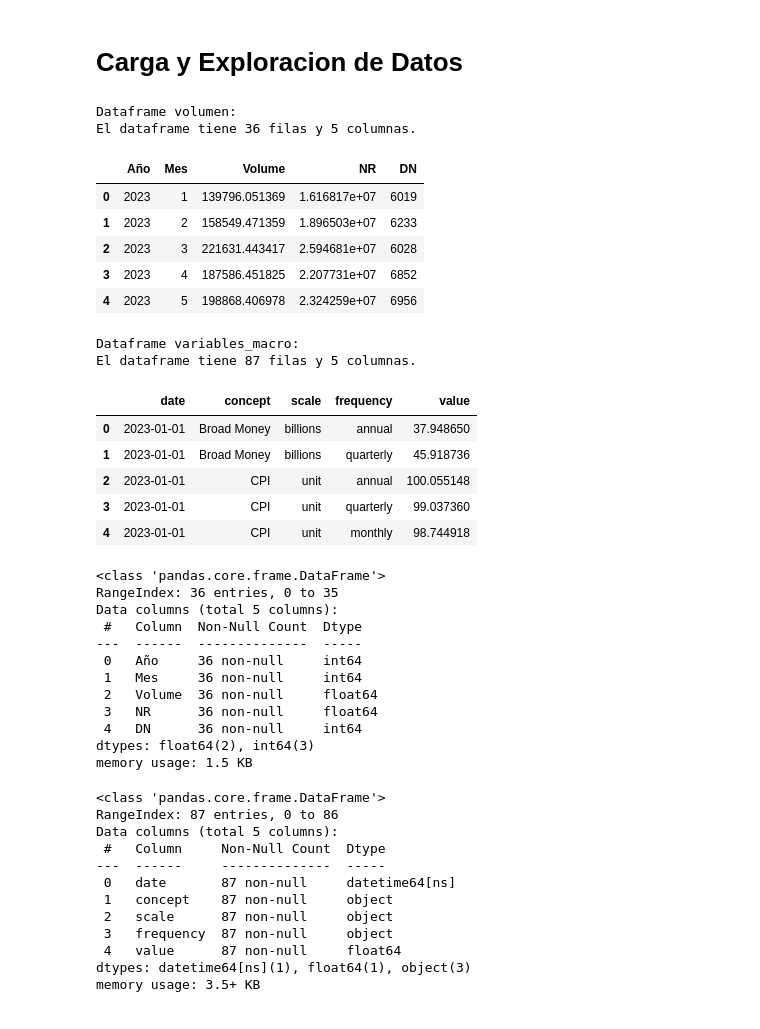
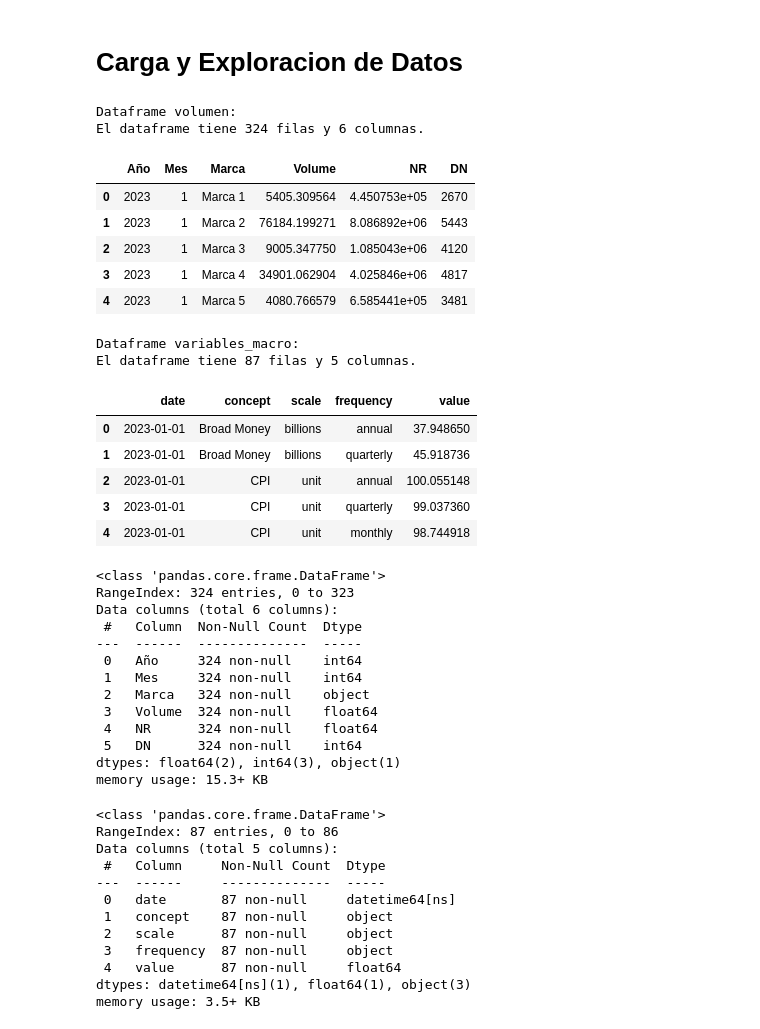
Before and after one commit to davcassal7/prueba_cd_david_castiblanco, a Jupyter notebook: notebooks/01_eda.ipynb, the cells around one changed output. Drawn from its saved outputs; the diff is of its cells as text; code cells hidden in the pictures.

```diff
--- a/notebooks/01_eda.ipynb
+++ b/notebooks/01_eda.ipynb
@@ -9,25 +9,25 @@ import seaborn as sns
 # Carga y Exploracion de Datos
 # %%
 variables_macro = pd.read_excel('Macro Variables_Prueba_CD.xlsx')
-volumen = pd.read_excel('Volume Data_prueba_CD.xlsx')
+volumen = pd.read_excel('Volume Data_prueba_CD.xlsx', sheet_name='Marca')
 
 print(f'''Dataframe volumen:
 El dataframe tiene {volumen.shape[0]} filas y {volumen.shape[1]} columnas.
 ''')
 display(volumen.head(5))
 print(f'''Dataframe variables_macro:
 El dataframe tiene {variables_macro.shape[0]} filas y {variables_macro.shape[1]} columnas.
 ''')
 display(variables_macro.head(5))
 # %% [output]
 Dataframe volumen:
-El dataframe tiene 36 filas y 5 columnas.
+El dataframe tiene 324 filas y 6 columnas.
-|  | Año | Mes | Volume | NR | DN |
-| 0 | 2023 | 1 | 139796.051369 | 1.616817e+07 | 6019 |
-| 1 | 2023 | 2 | 158549.471359 | 1.896503e+07 | 6233 |
-| 2 | 2023 | 3 | 221631.443417 | 2.594681e+07 | 6028 |
-| 3 | 2023 | 4 | 187586.451825 | 2.207731e+07 | 6852 |
-| 4 | 2023 | 5 | 198868.406978 | 2.324259e+07 | 6956 |
+|  | Año | Mes | Marca | Volume | NR | DN |
+| 0 | 2023 | 1 | Marca 1 | 5405.309564 | 4.450753e+05 | 2670 |
+| 1 | 2023 | 1 | Marca 2 | 76184.199271 | 8.086892e+06 | 5443 |
+| 2 | 2023 | 1 | Marca 3 | 9005.347750 | 1.085043e+06 | 4120 |
+| 3 | 2023 | 1 | Marca 4 | 34901.062904 | 4.025846e+06 | 4817 |
+| 4 | 2023 | 1 | Marca 5 | 4080.766579 | 6.585441e+05 | 3481 |
 Dataframe variables_macro:
 El dataframe tiene 87 filas y 5 columnas.
 |  | date | concept | scale | frequency | value |
@@ -41,17 +41,18 @@ El dataframe tiene 87 filas y 5 columnas.
 volumen.info()
 # %% [output]
 <class 'pandas.core.frame.DataFrame'>
-RangeIndex: 36 entries, 0 to 35
-Data columns (total 5 columns):
+RangeIndex: 324 entries, 0 to 323
+Data columns (total 6 columns):
  #   Column  Non-Null Count  Dtype
 ---  ------  --------------  -----
- 0   Año     36 non-null     int64
- 1   Mes     36 non-null     int64
- 2   Volume  36 non-null     float64
- 3   NR      36 non-null     float64
- 4   DN      36 non-null     int64
-dtypes: float64(2), int64(3)
-memory usage: 1.5 KB
+ 0   Año     324 non-null    int64
+ 1   Mes     324 non-null    int64
+ 2   Marca   324 non-null    object
+ 3   Volume  324 non-null    float64
+ 4   NR      324 non-null    float64
+ 5   DN      324 non-null    int64
+dtypes: float64(2), int64(3), object(1)
+memory usage: 15.3+ KB
 # %%
 #  Revision del tipo de datos y faltantes para el DataFrame de variables macroeconomicas
 variables_macro.info()
```
Also changed, not shown: parts of 12 cells of this notebook.
